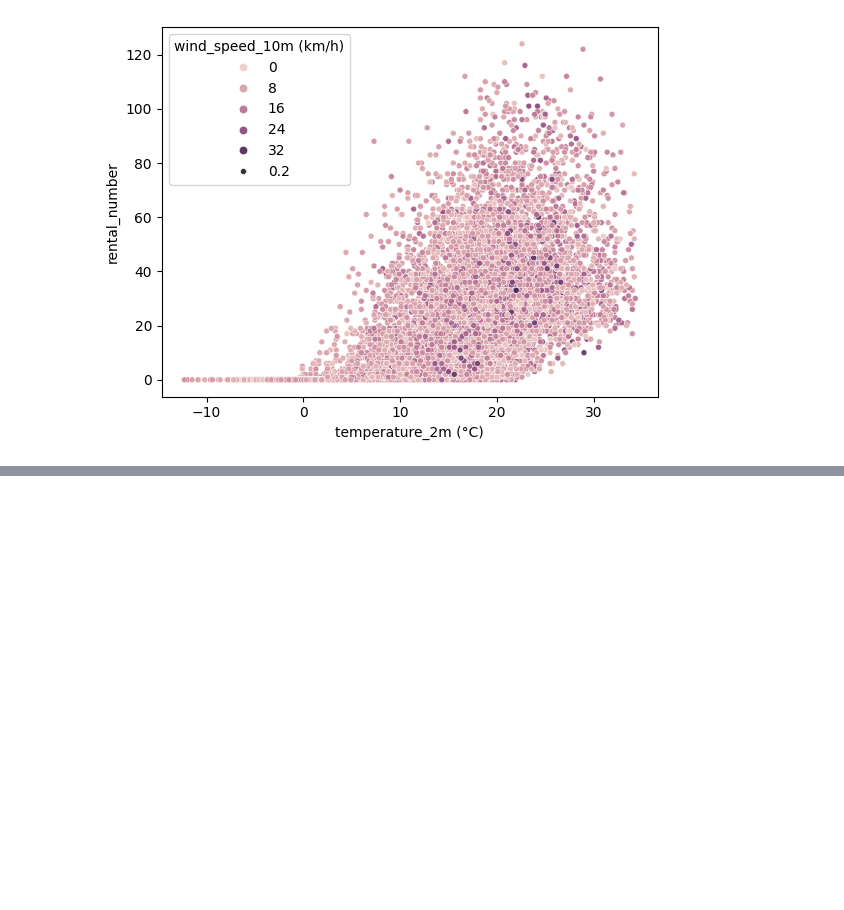
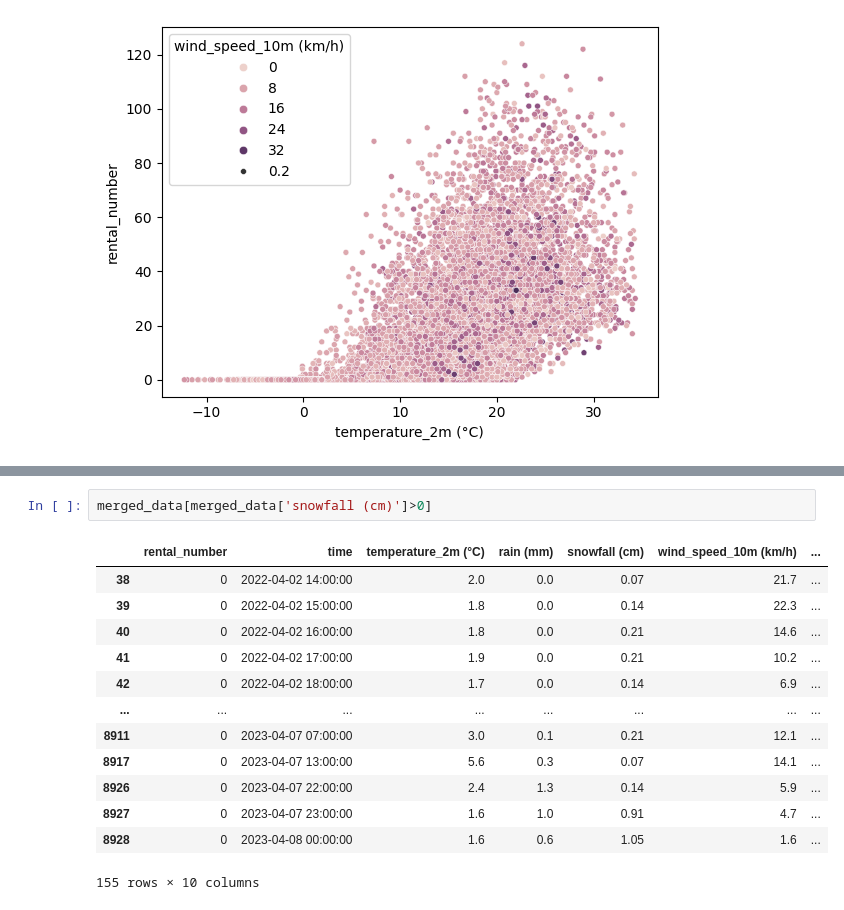
Before and after one commit to DanielaJureckova/bikesharing-brno, a Jupyter notebook: 19_weather.ipynb, the cells around one changed output, grey strips where cells are left out. Saved outputs shown, nothing was run; the diff lists cells and outputs as text; blank space fills up the shorter version.

```diff
--- a/19_weather.ipynb
+++ b/19_weather.ipynb
@@ -178,0 +173,16 @@ sns.scatterplot(data=korel_data, x="temperature_2m (°C)", y="rental_number", hu
+# %%
+merged_data[merged_data['snowfall (cm)']>0]
+# %% [output]
+|  | rental_number | time | temperature_2m (°C) | rain (mm) | snowfall (cm) | wind_speed_10m (km/h) | ... |
+| 38 | 0 | 2022-04-02 14:00:00 | 2.0 | 0.0 | 0.07 | 21.7 | ... |
+| 39 | 0 | 2022-04-02 15:00:00 | 1.8 | 0.0 | 0.14 | 22.3 | ... |
+| 40 | 0 | 2022-04-02 16:00:00 | 1.8 | 0.0 | 0.21 | 14.6 | ... |
+| 41 | 0 | 2022-04-02 17:00:00 | 1.9 | 0.0 | 0.21 | 10.2 | ... |
+| 42 | 0 | 2022-04-02 18:00:00 | 1.7 | 0.0 | 0.14 | 6.9 | ... |
+| ... | ... | ... | ... | ... | ... | ... | ... |
+| 8911 | 0 | 2023-04-07 07:00:00 | 3.0 | 0.1 | 0.21 | 12.1 | ... |
+| 8917 | 0 | 2023-04-07 13:00:00 | 5.6 | 0.3 | 0.07 | 14.1 | ... |
+| 8926 | 0 | 2023-04-07 22:00:00 | 2.4 | 1.3 | 0.14 | 5.9 | ... |
+| 8927 | 0 | 2023-04-07 23:00:00 | 1.6 | 1.0 | 0.91 | 4.7 | ... |
+| 8928 | 0 | 2023-04-08 00:00:00 | 1.6 | 0.6 | 1.05 | 1.6 | ... |
+155 rows × 10 columns
```
Also changed, not shown: parts of 3 cells of this notebook.
